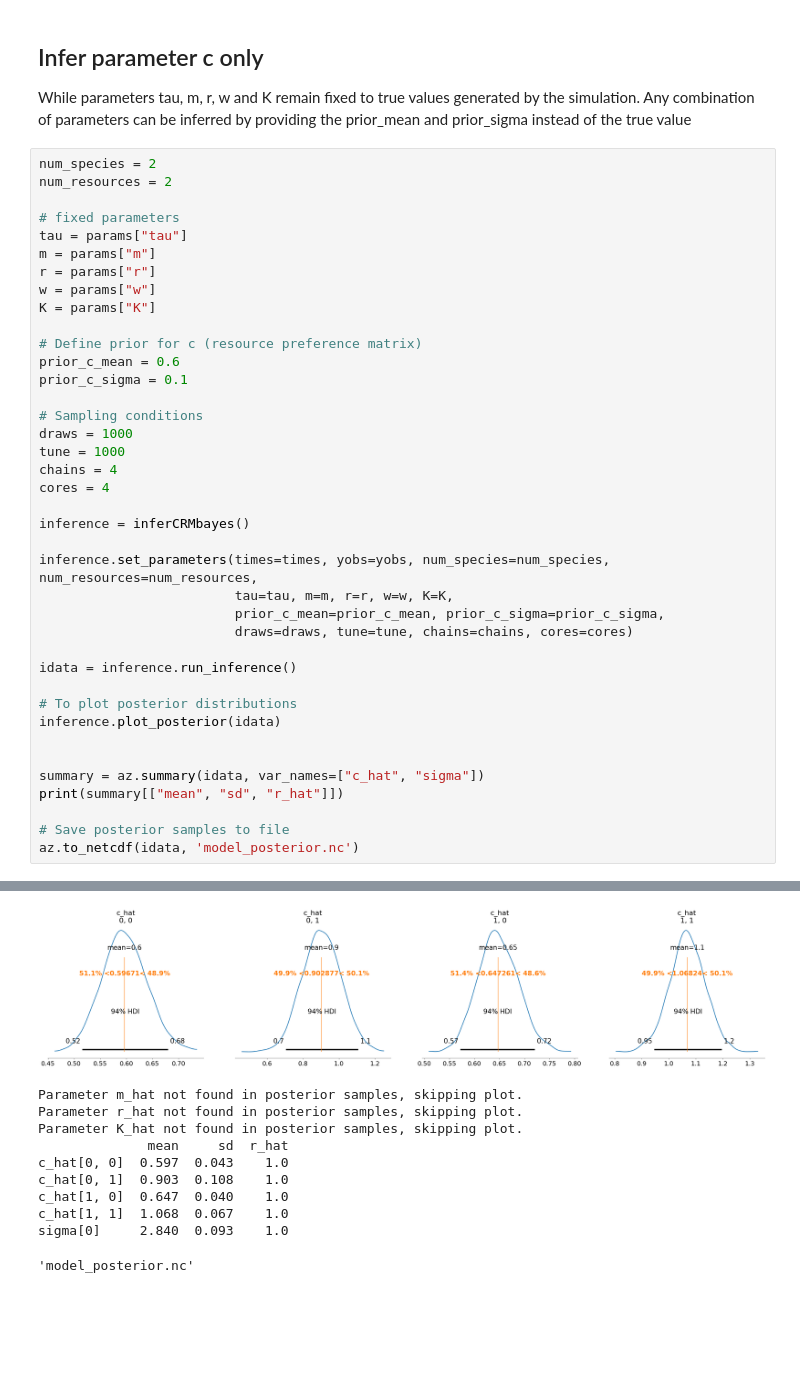
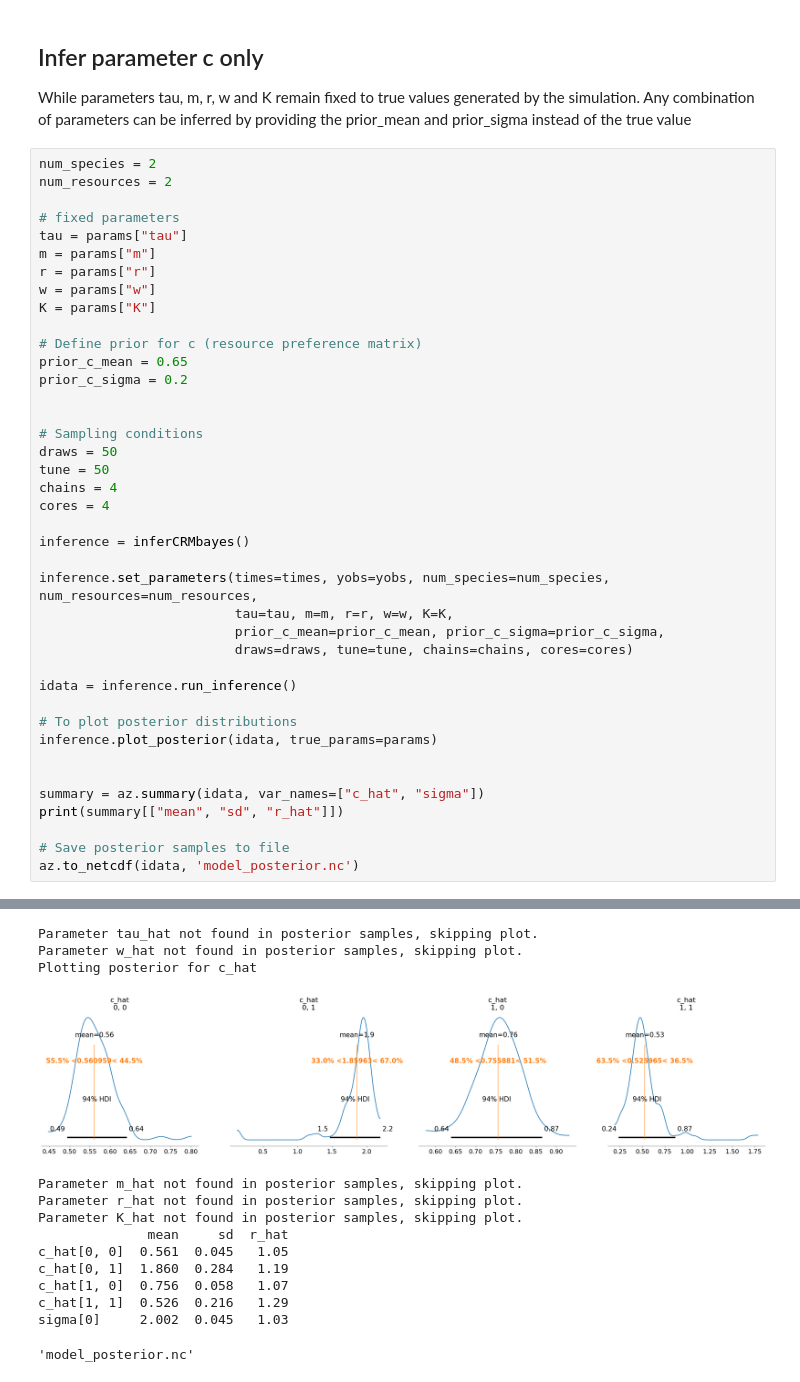
Before and after one commit to ucl-cssb/MIMIC, a Jupyter notebook: examples/CRM/examples-bayes-CRM.ipynb, the cells around one changed output, grey strips where cells are left out. Drawn from its saved outputs; the diff is of its cells as text; blank space fills up the shorter version.

```diff
--- a/examples/CRM/examples-bayes-CRM.ipynb
+++ b/examples/CRM/examples-bayes-CRM.ipynb
@@ -81,12 +86,13 @@ w = params["w"]
 K = params["K"]
 
 # Define prior for c (resource preference matrix)
-prior_c_mean = 0.6
-prior_c_sigma = 0.1
+prior_c_mean = 0.65
+prior_c_sigma = 0.2
+
 
 # Sampling conditions
-draws = 1000
-tune = 1000
+draws = 50
+tune = 50
 chains = 4
 cores = 4
 
@@ -100,7 +106,7 @@ inference.set_parameters(times=times, yobs=yobs, num_species=num_species, num_re
 idata = inference.run_inference()
 
 # To plot posterior distributions
-inference.plot_posterior(idata)
+inference.plot_posterior(idata, true_params=params)
 
 
 summary = az.summary(idata, var_names=["c_hat", "sigma"])
@@ -156,14 +158,17 @@ Plotting posterior for c_hat
+Parameter tau_hat not found in posterior samples, skipping plot.
+Parameter w_hat not found in posterior samples, skipping plot.
+Plotting posterior for c_hat
-[figure, old version]
+[figure, new version]
-Parameter m_hat not found in posterior samples, skipping plot.
-Parameter r_hat not found in posterior samples, skipping plot.
-Parameter K_hat not found in posterior samples, skipping plot.
-              mean     sd  r_hat
-c_hat[0, 0]  0.597  0.043    1.0
-c_hat[0, 1]  0.903  0.108    1.0
-c_hat[1, 0]  0.647  0.040    1.0
-c_hat[1, 1]  1.068  0.067    1.0
-sigma[0]     2.840  0.093    1.0
-'model_posterior.nc'
+Parameter m_hat not found in posterior samples, skipping plot.
+Parameter r_hat not found in posterior samples, skipping plot.
+Parameter K_hat not found in posterior samples, skipping plot.
+              mean     sd  r_hat
+c_hat[0, 0]  0.561  0.045   1.05
+c_hat[0, 1]  1.860  0.284   1.19
+c_hat[1, 0]  0.756  0.058   1.07
+c_hat[1, 1]  0.526  0.216   1.29
+sigma[0]     2.002  0.045   1.03
+'model_posterior.nc'
 # %%
 # Plot the trace of the posterior samples
 az.plot_trace(idata, var_names=["c_hat", "sigma"])
```
Also changed, not shown: parts of 5 cells of this notebook, 1 other file.
